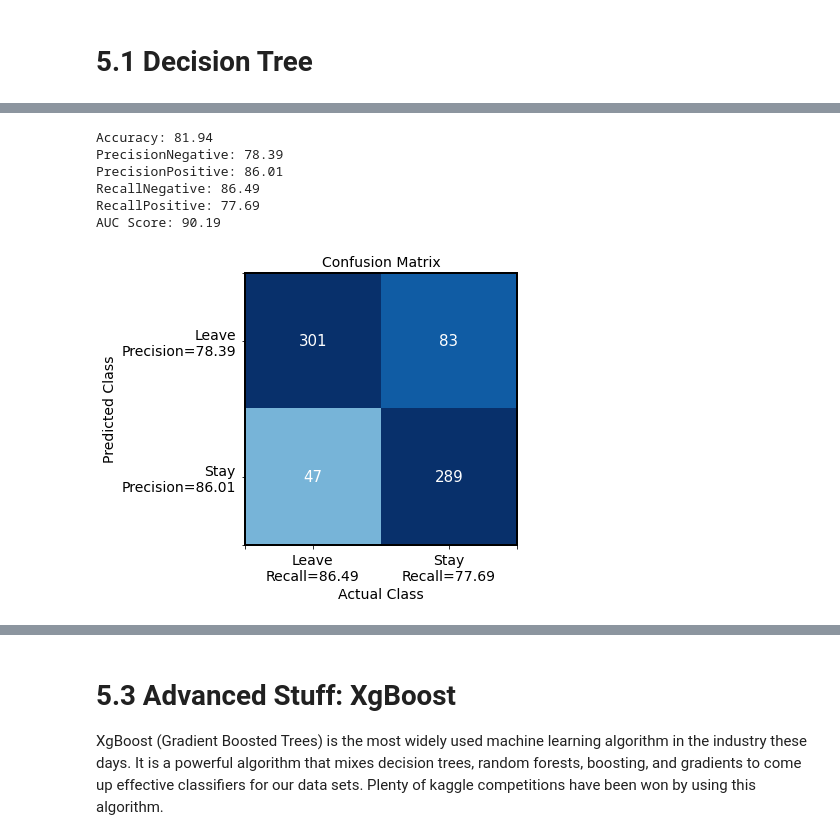
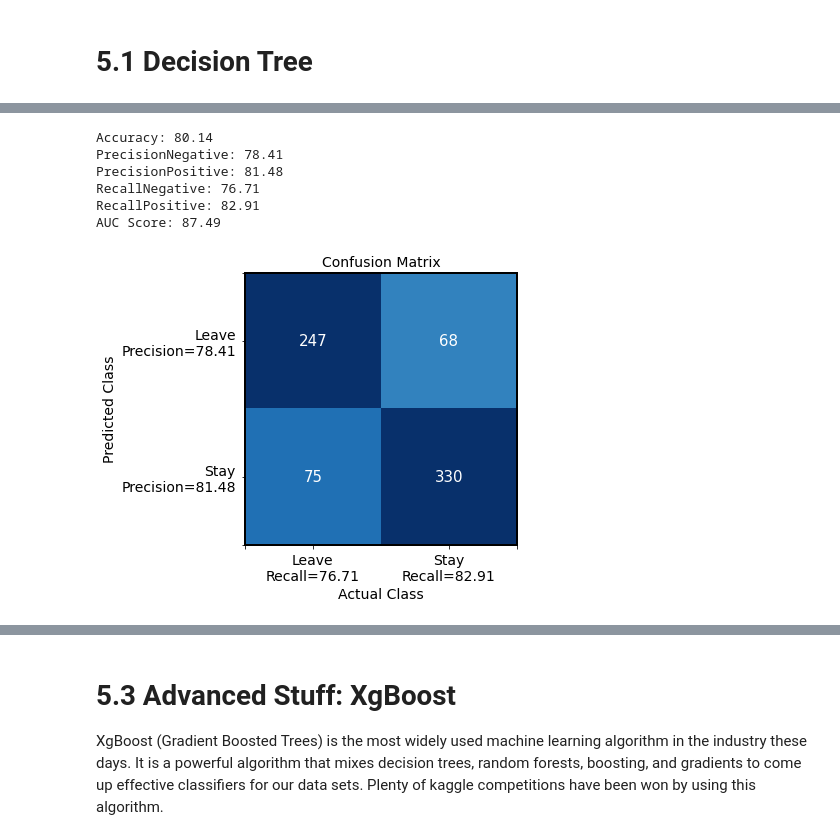
Before and after one commit to greermp/hilton_challenge, a Jupyter notebook: Working.ipynb, the cells around one changed output, grey strips where cells are left out. Drawn from its saved outputs; the diff is of its cells as text; code cells hidden in the pictures.

```diff
--- a/Working.ipynb
+++ b/Working.ipynb
@@ -448,7 +450,7 @@ correlations.style.background_gradient(cmap='coolwarm').set_precision(2)
 # Feature and Label Vectors
 # %%
 # dataDT = data[['WorkLifeBalance', 'LearningDevelopment', 'Communication', 'Voice', 'RewardsBenefits', 'WorkEnvironment', 'ManagementLevel','Tenure','IntentToStay']]
-dataDT = data[['WorkLifeBalance', 'LearningDevelopment', 'Voice', 'WorkEnvironment', 'ManagementLevel','Tenure','IntentToStay']]
+dataDT = data[['WorkLifeBalance', 'LearningDevelopment', 'Voice', 'WorkEnvironment', 'ManagementLevel','Tenure','Generation','IntentToStay']]
 # %%
 dtCols = list(dataDT.columns)
 dtCols
@@ -516,7 +502,7 @@ set_background('#ffefb7')
 parameters = {'max_depth': [2, 3,4, 5,6,8 ],
               'criterion': ['gini', 'entropy'],
               'min_impurity_decrease': [.0005,.001,.005,.01,.1,.5],
-              'min_samples_leaf': [1,2,3,4]
+              'min_samples_split': [1,2,3,4]
             } # You can add different depths here.
 #####################################################################################################################################################
 # %% [output]
@@ -547,28 +532,28 @@ Best Parameters are:  {'criterion': 'gini', 'max_depth': 5, 'min_impurity_decrea
 # %%
-classifierDt = DecisionTreeClassifier(criterion= 'entropy', max_depth= 4, min_impurity_decrease= 0.0005, min_samples_leaf= 1,random_state = 1)
+classifierDt = DecisionTreeClassifier(criterion= 'entropy', max_depth= 5, min_impurity_decrease= 0.001, min_samples_split= 3,random_state = 1)
 
 # Train the decision tree model using the function .fit
 classifierDt.fit(trainData, trainLabels)
 
 # Calculate training accuracy of the classifier
 trainAccuracy = classifierDt.score(trainData, trainLabels)
 
 # Predict on test data
 predictions = classifierDt.predict(testData) # This will give binary labels e.g 0/1
 predictionProbabilities = classifierDt.predict_proba(testData)
 
 dtGridAUC = calculateMetricsAndPrint(predictions, predictionProbabilities, testLabels)
 
 # Calculate FPR and TPR for use in ROC Curve Variance later on
 falsePositiveRateDtWithGridSearch, truePositiveRateDtWithGridSearch, _ = roc_curve(testLabels, [item[1] for item in predictionProbabilities])
 # %% [output]
-Accuracy: 81.94
-PrecisionNegative: 78.39
-PrecisionPositive: 86.01
-RecallNegative: 86.49
-RecallPositive: 77.69
-AUC Score: 90.19
+Accuracy: 80.14
+PrecisionNegative: 78.41
+PrecisionPositive: 81.48
+RecallNegative: 76.71
+RecallPositive: 82.91
+AUC Score: 87.49
-[figure, old version]
+[figure, new version]
 # %%
 columns=list(dataDT.columns)
 showFeatureImportance(classifierDt, columns)
```
Also changed, not shown: parts of 35 cells of this notebook, 8 other files.
